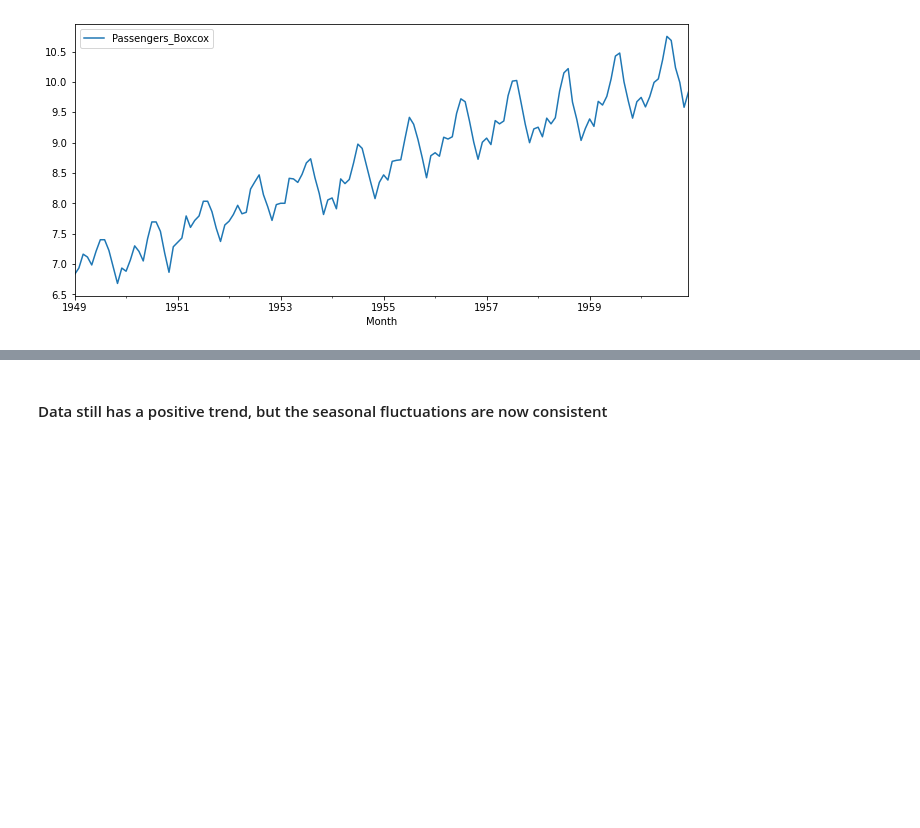
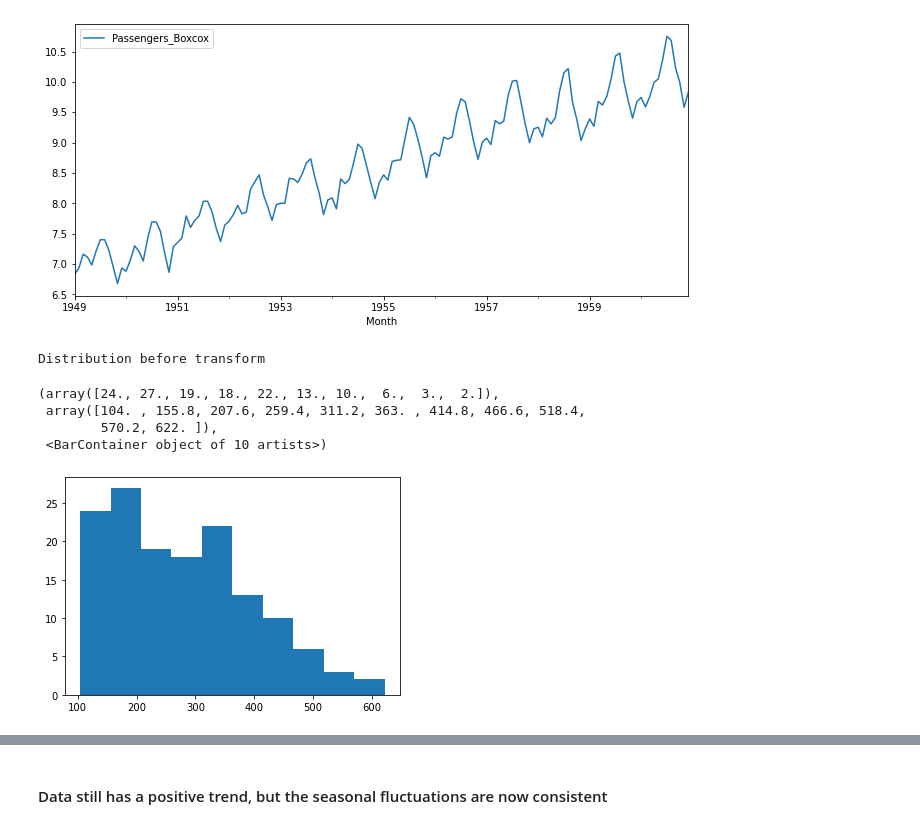
Before and after one commit to domhon/forecasting, a Jupyter notebook: forecasting.ipynb, the cells around one changed output, grey strips where cells are left out. Saved outputs shown, nothing was run; the diff lists cells and outputs as text; code cells hidden in the pictures; blank space fills up the shorter version.

```diff
--- a/forecasting.ipynb
+++ b/forecasting.ipynb
@@ -424,3 +424,13 @@ data_arima.plot(x='Month',y='Passengers_Boxcox')
 # %% [output]
 <AxesSubplot:xlabel='Month'>
 [figure]
+# %%
+print('Distribution before transform')
+plt.hist(x=data_arima['#Passengers'])
+# %% [output]
+Distribution before transform
+(array([24., 27., 19., 18., 22., 13., 10.,  6.,  3.,  2.]),
+ array([104. , 155.8, 207.6, 259.4, 311.2, 363. , 414.8, 466.6, 518.4,
+        570.2, 622. ]),
+ <BarContainer object of 10 artists>)
+[figure, added]
```
Also changed, not shown: parts of 2 cells of this notebook.
